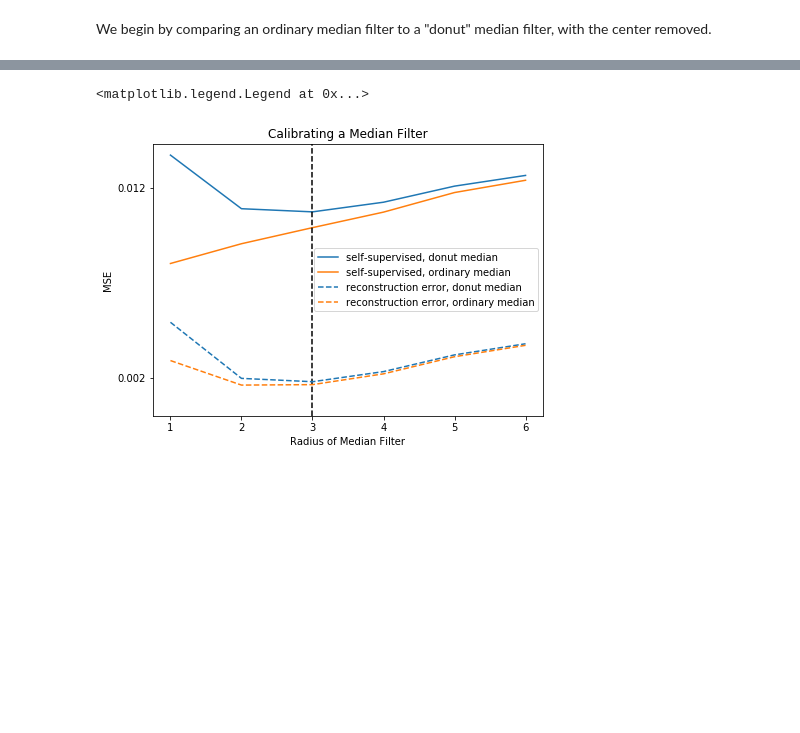
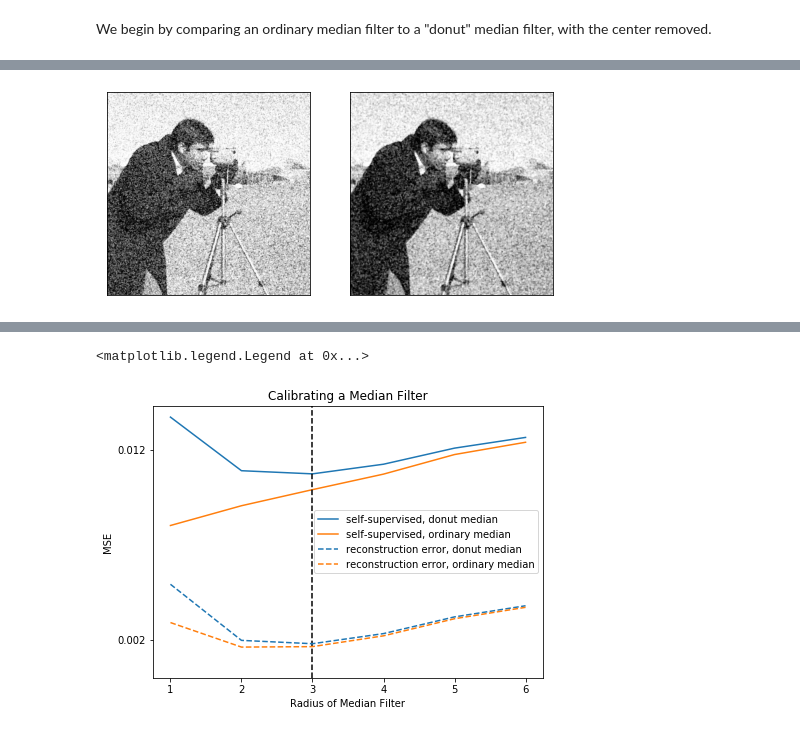
Before and after one commit to chodonghee-hub/Self-Supervised-Learning_SAR-Denoising, a Jupyter notebook: notebooks/Intro to Calibration.ipynb, the cells around one changed output, grey strips where cells are left out. Saved outputs shown, nothing was run; the diff lists cells and outputs as text; code cells hidden in the pictures; blank space fills up the shorter version.

```diff
--- a/notebooks/Intro to Calibration.ipynb
+++ b/notebooks/Intro to Calibration.ipynb
@@ -53,3 +63,7 @@ plot_images([1-disk(4), 1-mask_center(disk(4))])
 radii = range(1, 7)
 mask_med = np.array([median(noisy_image, mask_center(disk(i))) for i in radii])
 med = np.array([median(noisy_image, disk(i)) for i in radii])
+# %%
+plot_images(mask_med[:2])
+# %% [output]
+[figure, added]
```
Also changed, not shown: parts of 7 cells of this notebook, 12 other files.
